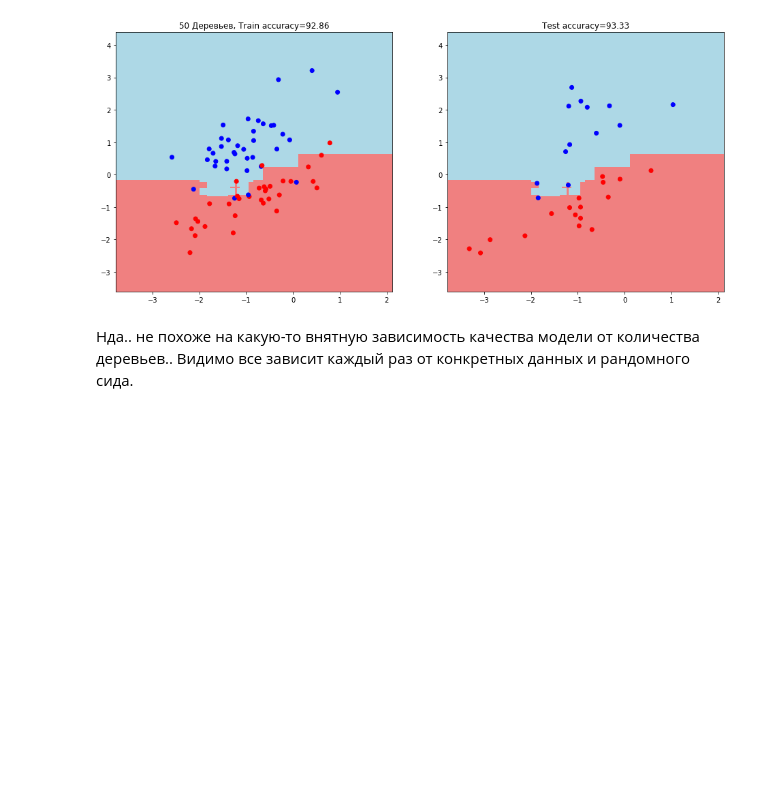
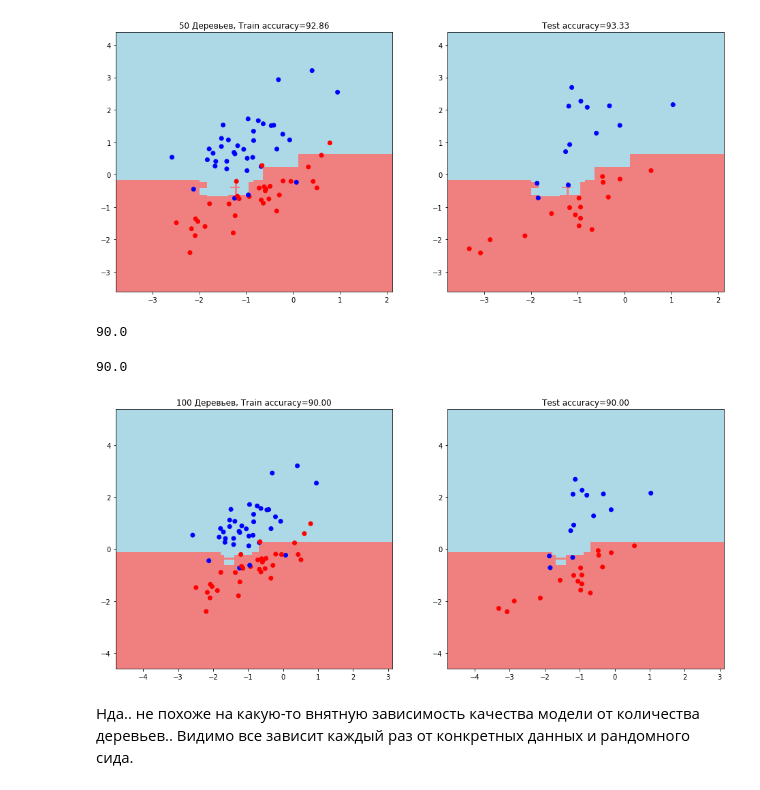
Before and after one commit to po-stas/ML2, a Jupyter notebook: lesson05/lesson05.ipynb, the cells around one changed output. Cells and saved outputs as stored; diff of their text form; code cells hidden in the pictures; blank space fills up the shorter version.

```diff
--- a/lesson05/lesson05.ipynb
+++ b/lesson05/lesson05.ipynb
@@ -353,20 +353,26 @@ visualize(my_forest_50, train_data, train_labels, train_accuracy_50, test_data,
 [figure]
 # %%
 # Я бы еще на 100 попробовал )
-# my_forest_100 = random_forest(train_data, train_labels, n_trees=100)
-# train_answers_100 = tree_vote(my_forest_100, train_data)
-# test_answers_100 = tree_vote(my_forest_100, test_data)
+my_forest_100 = random_forest(train_data, train_labels, n_trees=100)
+train_answers_100 = tree_vote(my_forest_100, train_data)
+test_answers_100 = tree_vote(my_forest_100, test_data)
 # %%
 # Точность на трейне:
-# train_accuracy_100 = accuracy_metric(train_labels, train_answers_100)
-# train_accuracy_100
+train_accuracy_100 = accuracy_metric(train_labels, train_answers_100)
+train_accuracy_100
+# %% [output]
+90.0
 # %%
 # И на тесте:
-# test_accuracy_100 = accuracy_metric(test_labels, test_answers_100)
-# test_accuracy_100
+test_accuracy_100 = accuracy_metric(test_labels, test_answers_100)
+test_accuracy_100
+# %% [output]
+90.0
 # %%
 # Виз
-# visualize(my_forest_100, train_data, train_labels, train_accuracy_100, test_data, test_labels, test_accuracy_100, 100)
+visualize(my_forest_100, train_data, train_labels, train_accuracy_100, test_data, test_labels, test_accuracy_100, 100)
+# %% [output]
+[figure, added]
 # %% [markdown]
 Нда.. не похоже на какую-то внятную зависимость качества модели от количества деревьев.. Видимо все зависит каждый раз от конкретных данных и рандомного сида.
 # %% [markdown]
```
Also changed, not shown: parts of 1 cell of this notebook.
